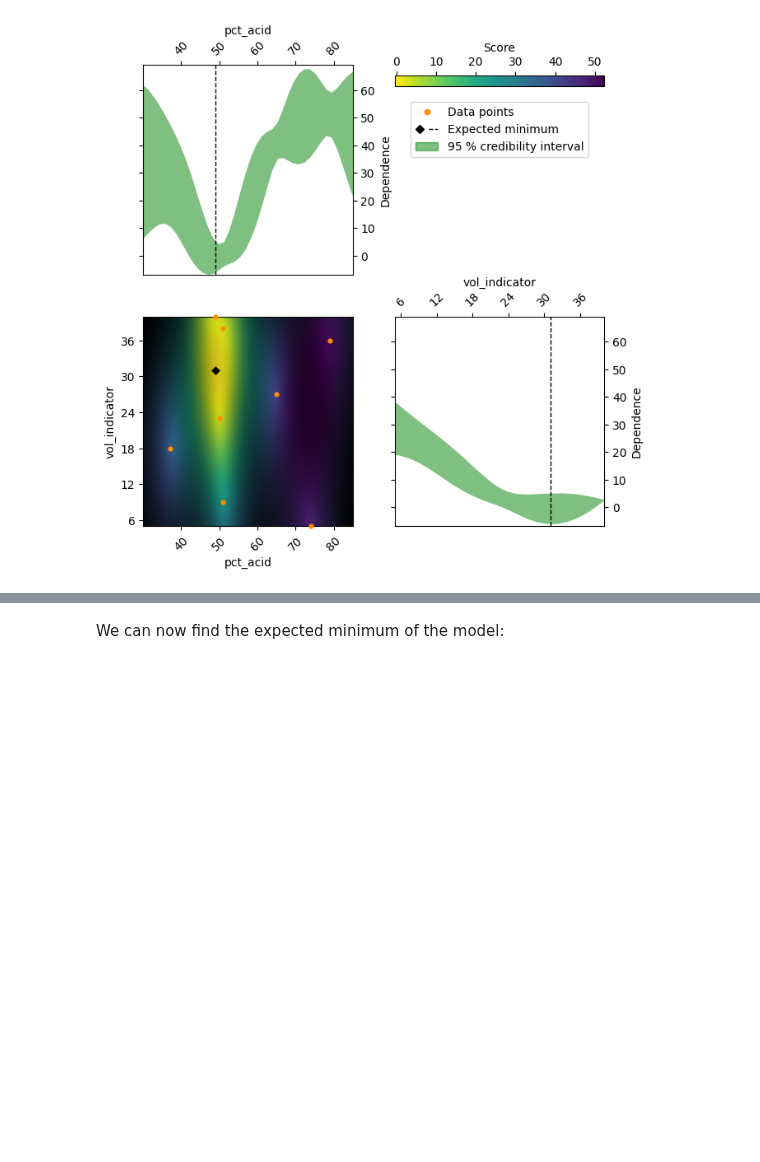
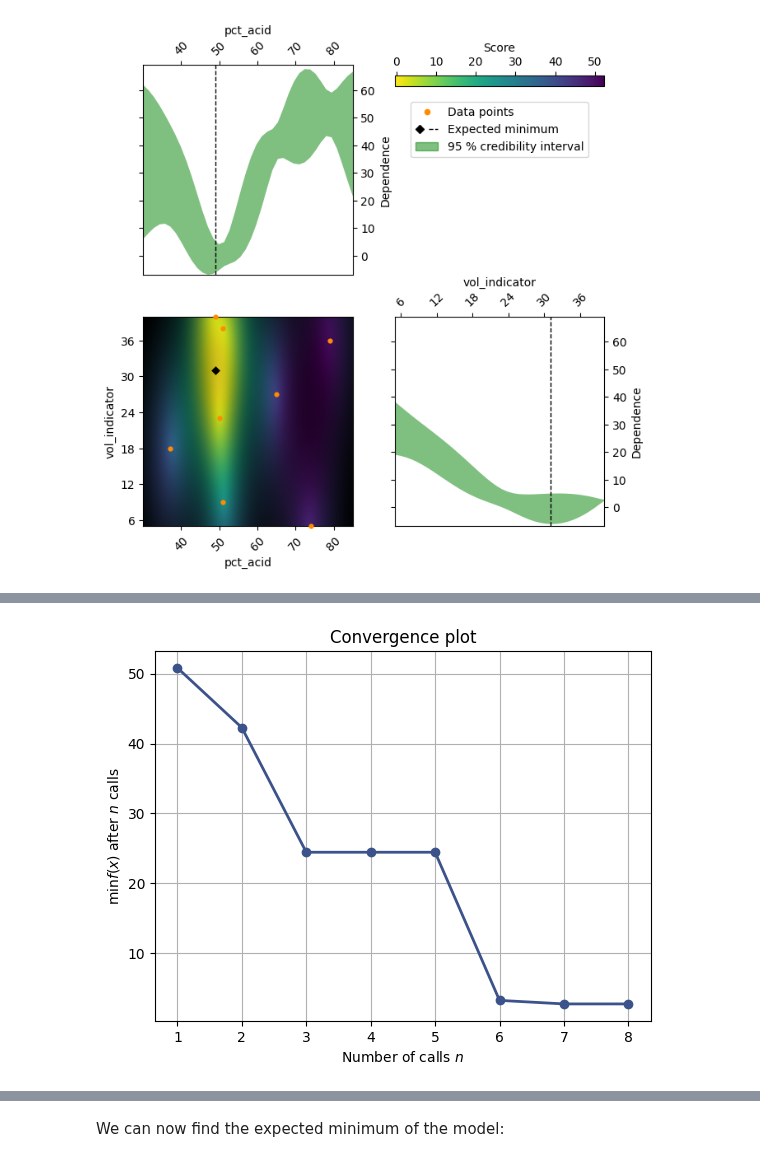
Before and after one commit to novonordisk-research/ProcessOptimizer, a Jupyter notebook: examples/color_pH.ipynb, the cells around one changed output, grey strips where cells are left out. Drawn from its saved outputs; the diff is of its cells as text; code cells hidden in the pictures; blank space fills up the shorter version.

```diff
--- a/examples/color_pH.ipynb
+++ b/examples/color_pH.ipynb
@@ -87,0 +94,4 @@ po.plot_objective(result,
+# %%
+po.plot_convergence(result);
+# %% [output]
+[figure, added]
```
Also changed, not shown: parts of 4 cells of this notebook.
